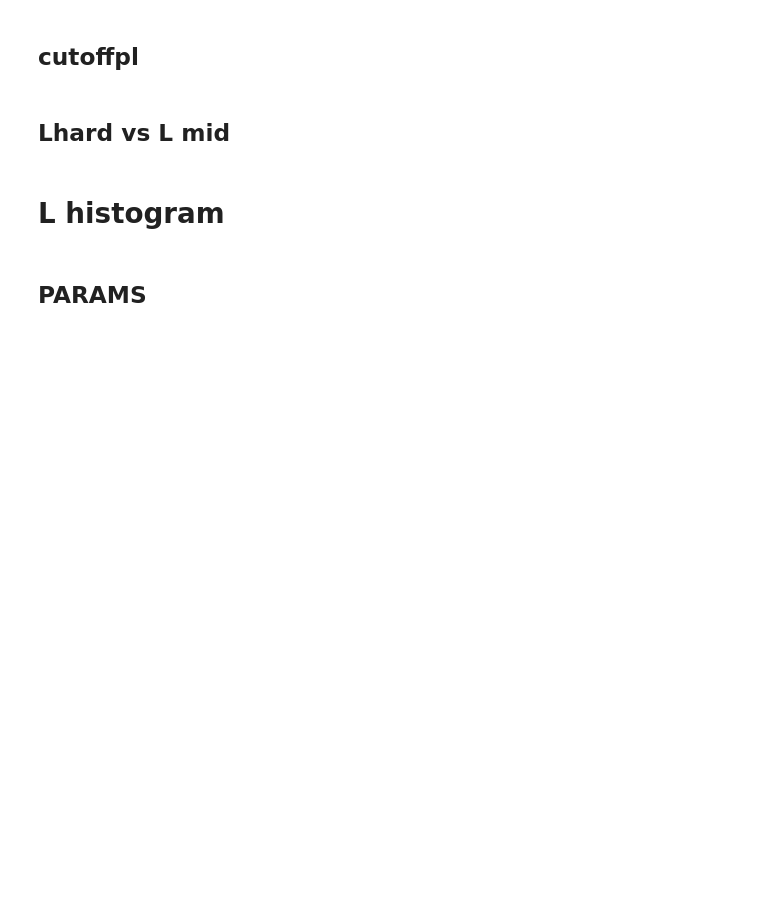
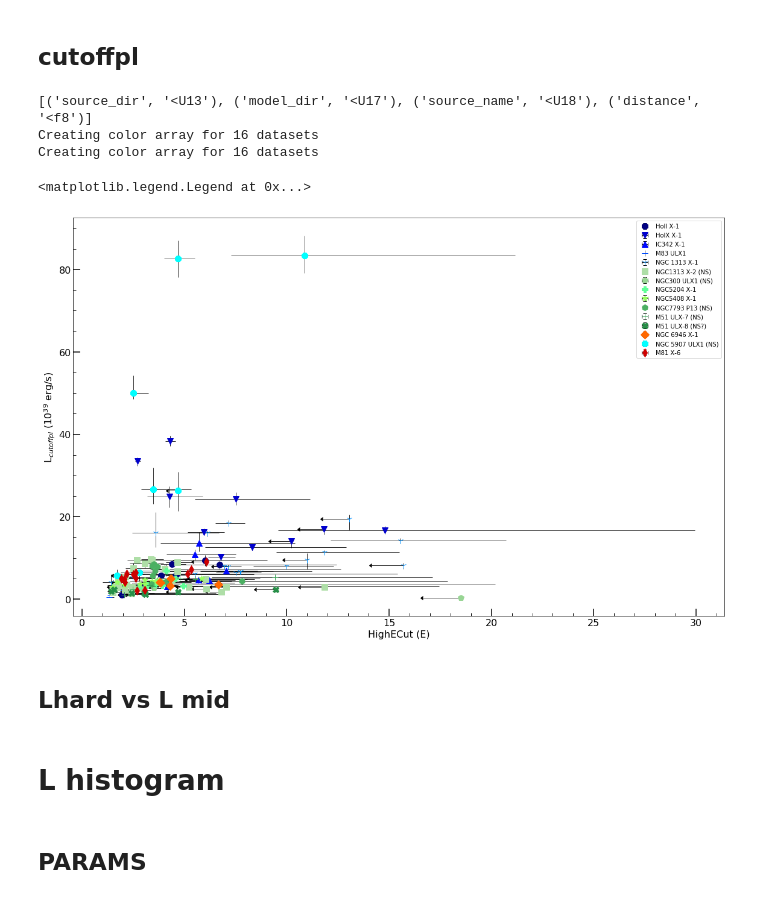
Before and after one commit to andresgur/python_plotting, a Jupyter notebook: broadband_fitting.ipynb, the cells around one changed output. Drawn from its saved outputs; the diff is of its cells as text; code cells hidden in the pictures; blank space fills up the shorter version.

Commit message:
Upgraded this set of scripts
Added new scripts cause the output format has been updated. Also added functionalities to create latex tables and plots easily for publications

```diff
--- a/broadband_fitting.ipynb
+++ b/broadband_fitting.ipynb
@@ -514,7 +586,7 @@ Creating color array for 16 datasets
 ## diskbb vs Ldisk
 # %%
 %matplotlib qt
-flux_time, flux_ax = plt.subplots(1, 1, figsize=(16, 10))
+flux_time, disk_temp_ax = plt.subplots(1, 1, figsize=(16, 10))
 plot_config = readbroadbandfile()
 colors = create_color_array(len(plot_config["source_dir"]), "jet")
 colors_ns = create_color_array(len(plot_config["source_dir"]), "Greens")
@@ -534,20 +606,18 @@ for source, source_label, model_dir, distance, color, color_ns, marker in zip(pl
     constant = 4 * m.pi * distancecm ** 2 / 10**39
     source_dir = "%s/%s/%s" %(common_dir, source, model_dir)
     if source!="M82X-1":
-        data = read_comp_diskbb("%s/components/diskbb_0.dat" %source_dir)
+        disk_data = read_comp_diskbb("%s/components/diskbb_1.dat" %source_dir)
     else:
 
-        data = read_comp_diskbb("%s/components/chandra_diskbb_0.dat" %source_dir)
+        disk_data = read_comp_diskbb("%s/components/chandra_diskbb_0.dat" %source_dir)
 
-    param_1err_low, param_1err_high, param_1lolimits, param_1uplimits = bounds_to_errors(data["%s" %param_1],
-                                                                                             data["%slow" %param_1],
-                                                                                             data["%supp" %param_1])
-    disk_flux = data["%s" %param_2]*constant
+    param_1err_low, param_1err_high, param_1lolimits, param_1uplimits = bounds_to_errors(disk_data["%s" %param_1],
+                                                                                             disk_data["%slow" %param_1],
+                                                                                             disk_data["%supp" %param_1])
+    disk_flux = disk_data["%s" %param_2]*constant
     param_2err_low, param_2err_high, param_2lolimits, param_2uplimits = bounds_to_errors(disk_flux,
-                                                                                             data["%slow" %param_2]*constant,
-                                                                                             data["%supp" %param_2]*constant)
-
-
+                                                                                             disk_data["%slow" %param_2]*constant,
+                                                                                             disk_data["%supp" %param_2]*constant)
 
     if "(NS" in source_label:
         current_marker = marker
@@ -558,8 +628,9 @@ for source, source_label, model_dir, distance, color, color_ns, marker in zip(pl
     else:
         current_marker=marker
         current_color=color
+    # disk as a function of disk flux
 
-    plt.errorbar(data["%s" %param_1], disk_flux,
+    disk_temp_ax.errorbar(disk_data["%s" %param_1], disk_flux,
                          xerr=[param_1err_low,  param_1err_high],
                          yerr=[param_2err_low, param_2err_high],
                          label=source_label, color=current_color,
@@ -572,7 +643,7 @@ for source, source_label, model_dir, distance, color, color_ns, marker in zip(pl
 #plt.text(6,1.5,'10L$_{EDD}$')
 #plt.text(7,10.5,'100L$_{EDD}$')
 plt.yscale("log")
-plt.xlabel("T$_{in}$ (keV)")
+plt.xlabel("T (keV)")
 plt.ylabel("L$_{disk}$ (10$^{39}$ erg/s)")
 
-plt.legend()
+disk_temp_ax.legend()
@@ -800,11 +1066,11 @@ plt.legend()
 # %% [markdown]
 ## cutoffpl
 # %%
-%matplotlib inline
+%matplotlib qt
 flux_time, flux_ax = plt.subplots(1, 1, figsize=(16, 10))
 plot_config = readbroadbandfile()
-colors = create_color_array(len(plot_config["source_dir"]), "seismic")
-colors_ns = create_color_array(len(plot_config["source_dir"]), "summer")
+colors = create_color_array(len(plot_config["source_dir"]), "jet")
+colors_ns = create_color_array(len(plot_config["source_dir"]), "Greens")
 markers = get_markers_array(len(plot_config["source_dir"]))
 #flux_ax.set_prop_cycle(cycler('color', colors))
 annotate=0
@@ -833,36 +1099,41 @@ for source, source_label, model_dir, distance, color, color_ns, marker in zip(pl
     disk_flux = data["%s" %param_2]*constant
     param_2err_low, param_2err_high, param_2lolimits, param_2uplimits = bounds_to_errors(disk_flux,
                                                                                              data["%slow" %param_2]*constant,
                                                                                              data["%supp" %param_2]*constant)
 
-
     if "(NS" in source_label:
         current_marker = marker
         if "NGC5907" in source:
-            current_color="green"
+            current_color="cyan"
         else:
             current_color=color_ns
     else:
         current_marker=marker
         current_color=color
 
     plt.errorbar(data["%s" %param_1], disk_flux,
                          xerr=[param_1err_low,  param_1err_high],
                          yerr=[param_2err_low, param_2err_high],
                          label=source_label, color=current_color,
                          fmt=current_marker, xlolims=param_1lolimits, xuplims=param_1uplimits,
                          uplims=param_2uplimits, lolims=param_2lolimits, markersize=10, ecolor="black",
                  elinewidth=0.8)
 
 
 #plt.text(5,0.5,'L$_{EDD}$')
 #plt.text(6,1.5,'10L$_{EDD}$')
 #plt.text(7,10.5,'100L$_{EDD}$')
-plt.yscale("log")
+#plt.yscale("log")
 plt.xlabel("%s (E)" %param_1)
 plt.ylabel("L$_{cutoffpl}$ (10$^{39}$ erg/s)")
 
 plt.legend()
+# %% [output]
+[('source_dir', '<U13'), ('model_dir', '<U17'), ('source_name', '<U18'), ('distance', '<f8')]
+Creating color array for 16 datasets
+Creating color array for 16 datasets
+<matplotlib.legend.Legend at 0x...>
+[figure, added]
 # %% [markdown]
 ## Lhard vs L mid
 # %%
```
Also changed, not shown: parts of 21 cells of this notebook, 4 other files.
